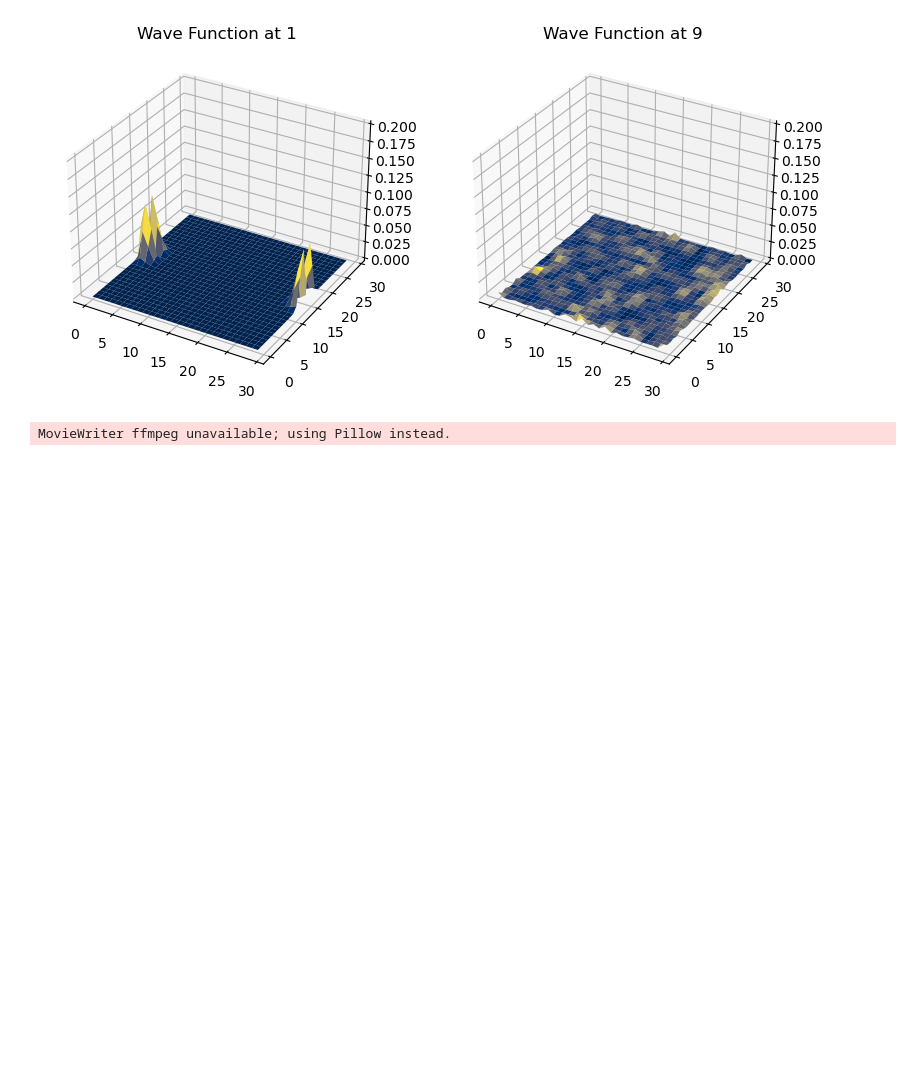
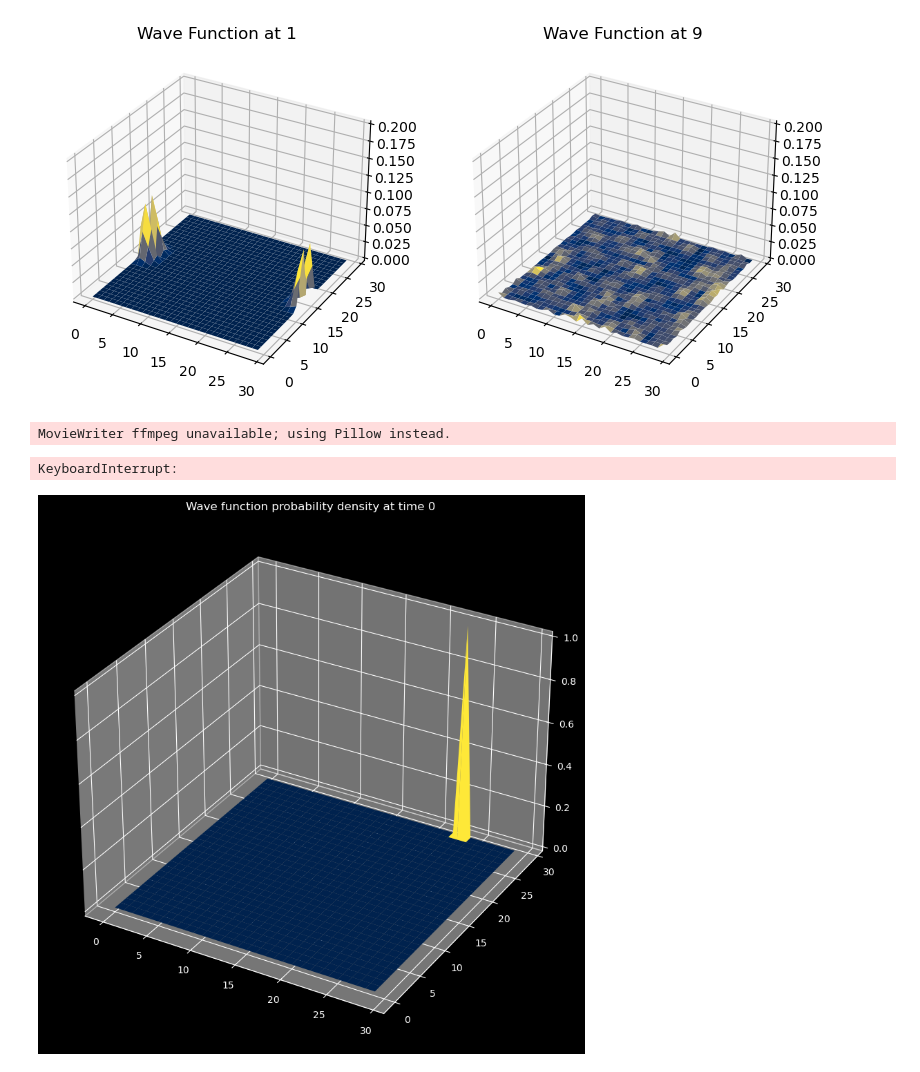
Before and after one commit to ravikoka/qgraph, a Jupyter notebook: lattice.ipynb, the cells around one changed output. Saved outputs shown, nothing was run; the diff lists cells and outputs as text; code cells hidden in the pictures; blank space fills up the shorter version.

```diff
--- a/lattice.ipynb
+++ b/lattice.ipynb
@@ -60,6 +60,9 @@ class AndersonLattice:
 
         return expm(-1j * self._hamiltonian() * time)
 
+    def solveatt(self, t):
+        return self._time_evolution(t) @ self.psi_0
+
 
     def solve(self, t, nt): #t_steps):
         '''
@@ -93,7 +96,7 @@ class AndersonLattice:
         dens2d = np.reshape(density, (self.num_sites, self.num_sites))
 
         fig = plt.figure(figsize = (12,12))
-
+        plt.style.use('dark_background')
         ax = plt.axes(projection='3d')
         x = np.arange(0, self.num_sites, 1)
         y = np.arange(0, self.num_sites, 1)
@@ -154,44 +156,47 @@ plt.show()
 # %%
 from matplotlib.animation import FuncAnimation
 
-n = 100
+n = 30
 psi_0 = np.zeros(n**2)
 psi_0[np.random.randint(0, n**2)] = 1
-torus = AndersonLattice(n, psi_0, [-10, 10], 1)
+torus = AndersonLattice(n, psi_0, [0, 0], 1)
 
-def lattice3danimation(torus, t_max):
+
+def lattice3danimation(torus, t_max, W):
     n = torus.num_sites
     fig = plt.figure(figsize = (12,10))
     plt.style.use('dark_background')
     x = np.arange(0, n, 1)
     y = np.arange(0, n, 1)
     X, Y = np.meshgrid(x, y)
     ax = plt.axes(projection='3d')
     ax.set_xlabel('x', labelpad=20)
     ax.set_ylabel('y', labelpad=20)
     ax.set_zlabel('P', labelpad=20)
-    title = 'torusanimation_n_' + str(n) + '_tmax_' + str(t_max)+'.gif'
+    title = 'torusanimation_n_' + str(n) + '_tmax_' + str(t_max)+ '_W_' + str(W) + '.gif'
 
     def update(frame):
         ax.clear()
-        psi_t = torus._time_evolution(frame) @psi_0
+        psi_t = torus._time_evolution(frame) @ torus.psi_0
         density = np.real(np.multiply(psi_t.conj(), psi_t))
         dens2d = np.reshape(density, (n, n))
         surf = ax.plot_surface(X, Y, dens2d, cmap = plt.cm.cividis)
         ax.set_zlim(0, 1)
         # Set axes label
         ax.set_title("Wave function probability density at time " + str(frame))
 
 
 
     ani = FuncAnimation(fig, update, frames=range(0, t_max), interval=100)
     ani.save(title, writer='ffmpeg', fps=5)
     plt.show()
 
 
-lattice3danimation(torus, 20)
+#lattice3danimation(torus, 20, 0)
 # %% [output]
 MovieWriter ffmpeg unavailable; using Pillow instead.
+KeyboardInterrupt:
+[figure, added]
 # %%
 n = 30
 psi_0 = np.zeros(n**2)
```
Also changed, not shown: parts of 3 cells of this notebook, 1 other file.
